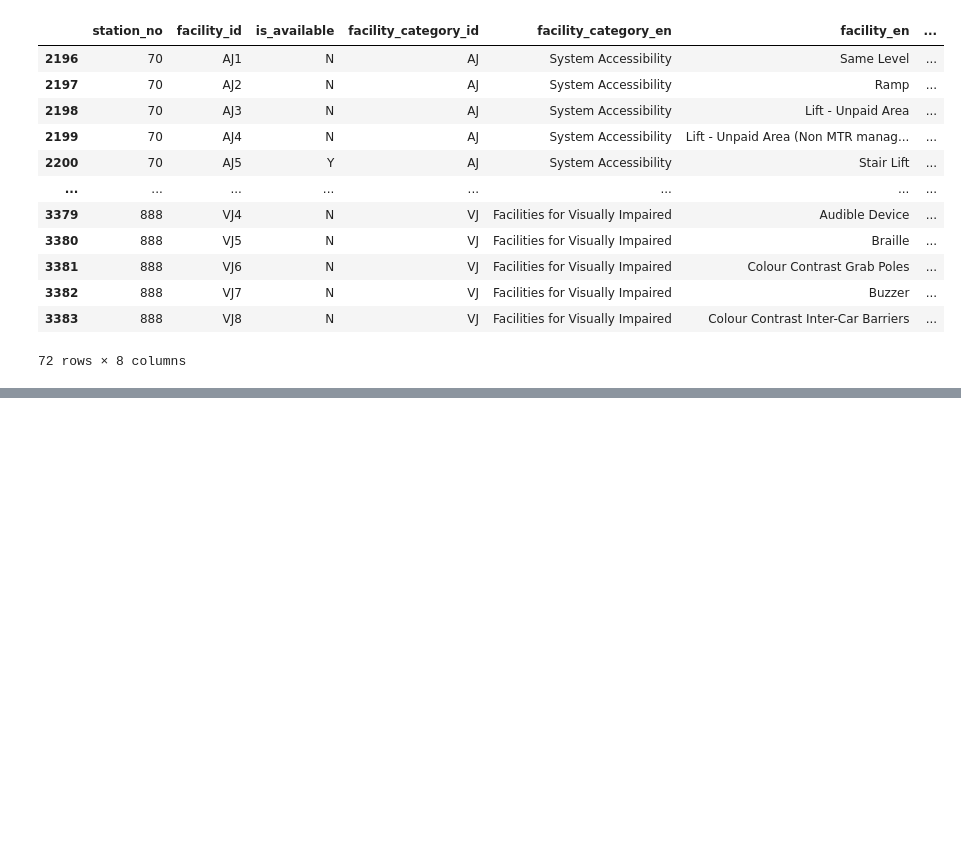
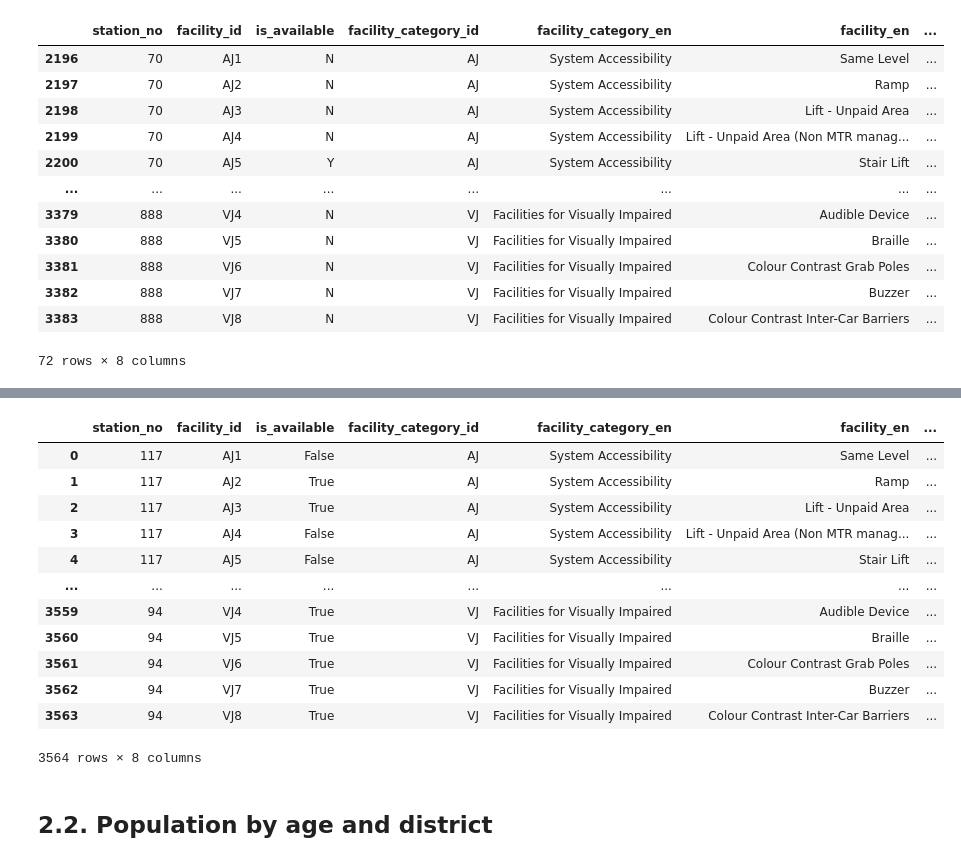
Before and after one commit to linhngo66/MTR-station-accessibility-audit, a Jupyter notebook: HoThiHaiYen-A2.ipynb, the cells around one changed output, grey strips where cells are left out. Cells and saved outputs as stored; diff of their text form; code cells hidden in the pictures; blank space fills up the shorter version.

```diff
--- a/HoThiHaiYen-A2.ipynb
+++ b/HoThiHaiYen-A2.ipynb
@@ -226,3 +227,6 @@ barrier_free_facility_details[barrier_free_facility_details.isna().any(axis=1)]
 | 3382 | 888 | VJ7 | N | VJ | Facilities for Visually Impaired | Buzzer | ... |
 | 3383 | 888 | VJ8 | N | VJ | Facilities for Visually Impaired | Colour Contrast Inter-Car Barriers | ... |
 72 rows × 8 columns
+# %%
+# Convert yes/no values to boolean
+barrier_free_facility_details['is_available'].replace({'Y': True, 'N': False}, inplace=True)
@@ -228,0 +240,18 @@ barrier_free_facility_details[barrier_free_facility_details.isna().any(axis=1)]
+# %%
+barrier_free_facility_details
+# %% [output]
+|  | station_no | facility_id | is_available | facility_category_id | facility_category_en | facility_en | ... |
+| 0 | 117 | AJ1 | False | AJ | System Accessibility | Same Level | ... |
+| 1 | 117 | AJ2 | True | AJ | System Accessibility | Ramp | ... |
+| 2 | 117 | AJ3 | True | AJ | System Accessibility | Lift - Unpaid Area | ... |
+| 3 | 117 | AJ4 | False | AJ | System Accessibility | Lift - Unpaid Area (Non MTR manag... | ... |
+| 4 | 117 | AJ5 | False | AJ | System Accessibility | Stair Lift | ... |
+| ... | ... | ... | ... | ... | ... | ... | ... |
+| 3559 | 94 | VJ4 | True | VJ | Facilities for Visually Impaired | Audible Device | ... |
+| 3560 | 94 | VJ5 | True | VJ | Facilities for Visually Impaired | Braille | ... |
+| 3561 | 94 | VJ6 | True | VJ | Facilities for Visually Impaired | Colour Contrast Grab Poles | ... |
+| 3562 | 94 | VJ7 | True | VJ | Facilities for Visually Impaired | Buzzer | ... |
+| 3563 | 94 | VJ8 | True | VJ | Facilities for Visually Impaired | Colour Contrast Inter-Car Barriers | ... |
+3564 rows × 8 columns
+# %% [markdown]
+## 2.2. Population by age and district
```
Also changed, not shown: parts of 16 cells of this notebook.
